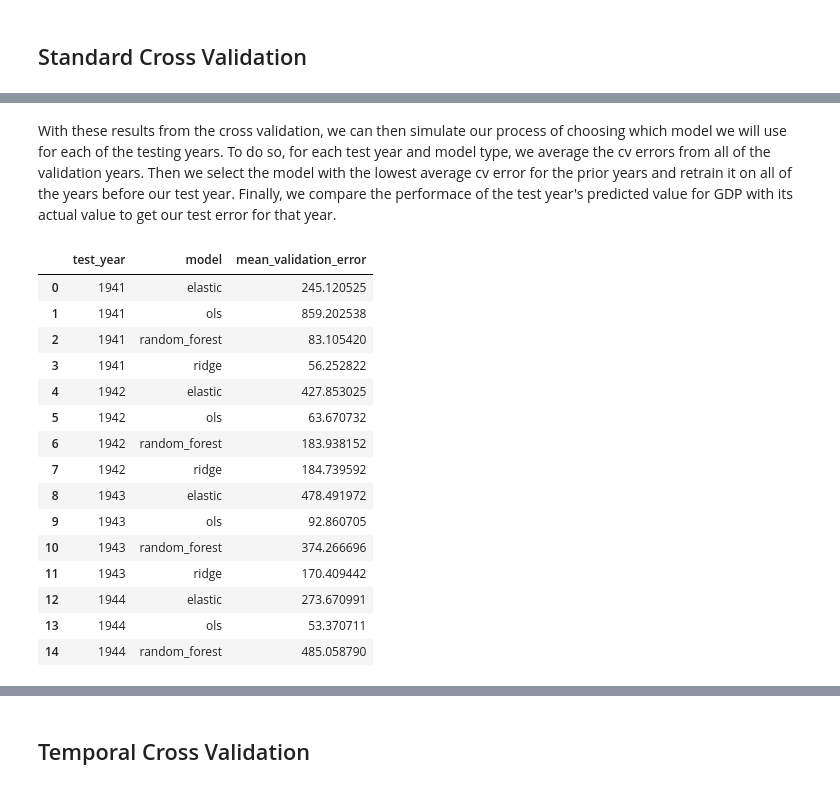
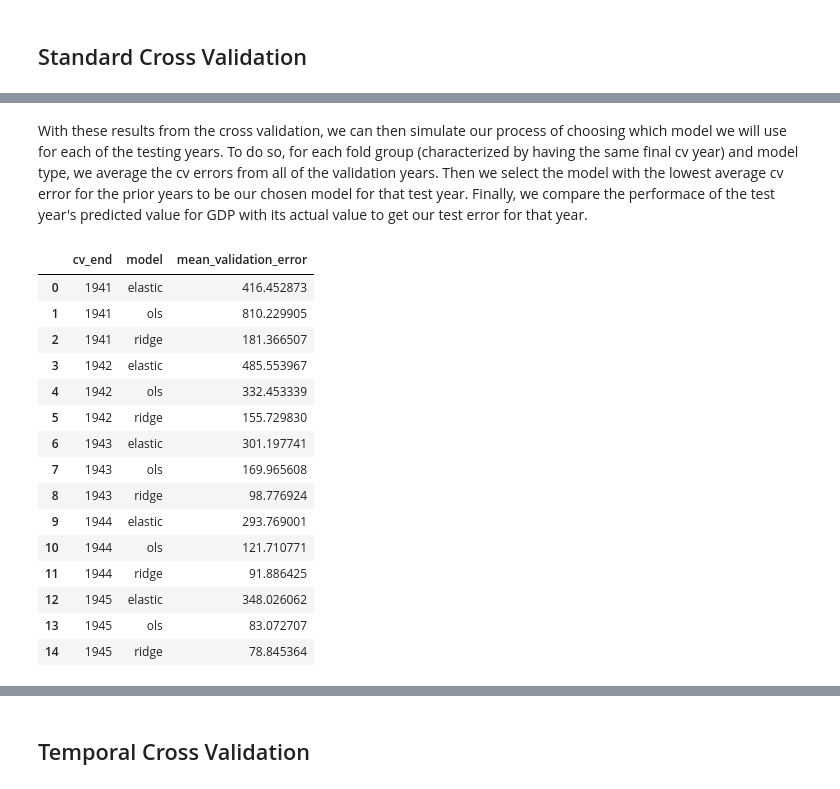
Before and after one commit to dssg/hitchhikers-guide, a Jupyter notebook: curriculum/3_modeling_and_machine_learning/machine-learning/predicting_GDP.ipynb, the cells around one changed output, grey strips where cells are left out. Cells and saved outputs as stored; diff of their text form; code cells hidden in the pictures.

```diff
--- a/curriculum/3_modeling_and_machine_learning/machine-learning/predicting_GDP.ipynb
+++ b/curriculum/3_modeling_and_machine_learning/machine-learning/predicting_GDP.ipynb
@@ -204,6 +204,8 @@ def standard_etl_fit_evaluate(df, test_year, validation_year, model):
     if validation_year < test_year:
 
         try:
+            cv_start = 1931
+            cv_end = test_year - 1
 
             # prep validation data
             df_validation = df[df.year == validation_year]
@@ -222,7 +224,7 @@ def standard_etl_fit_evaluate(df, test_year, validation_year, model):
             standard_validation_error = metrics.mean_squared_error(y_validation, clf.predict(X_validation))
 
             # return the results
-            return(test_year, validation_year, model, standard_train_error, standard_validation_error)
+            return(cv_start, cv_end, validation_year, model, standard_train_error, standard_validation_error)
 
         except:
             pass
@@ -231,12 +231,3 @@ def standard_etl_fit_evaluate(df, test_year, validation_year, model):
 # %%
 import warnings
 warnings.filterwarnings(action="ignore", module="scipy", message="^internal gelsd")
-
-pool = Pool()
-standard_cv_results = pool.starmap(standard_etl_fit_evaluate, product(test_years, standard_validation_years, clfs))
-pool.close()
-# %%
-standard_cv_results_df = pd.DataFrame([x for x in standard_cv_results if x is not None],
-                                  columns=['test_year', 'validation_year', 'model', 'train_error', 'validation_error'])
-standard_cv_results_df.sort_values('test_year').head(n=10)
-standard_cv_results_df['cv_strategy'] = 'standard'
@@ -242,0 +236,22 @@ standard_cv_results_df['cv_strategy'] = 'standard'
+# %%
+parallel = True
+
+if parallel:
+    pool = Pool()
+    standard_cv_results = pool.starmap(standard_etl_fit_evaluate, product([GDP_df], test_years, standard_validation_years, clfs))
+    standard_cv_results_df = pd.DataFrame([x for x in standard_cv_results if x is not None],
+                                  columns=['cv_start', 'cv_end', 'validation_year',
+                                           'model', 'train_error', 'validation_error'])
+    pool.close()
+
+else:
+    standard_cv_results = []
+    for test_yr in test_years:
+        for validation_yr in [year for year in standard_validation_years if year < test_yr]:
+            for model in clfs:
+                results = standard_etl_fit_evaluate(GDP_df, test_yr, validation_yr, model)
+                standard_cv_results.append(results)
+
+    standard_cv_results_df = pd.DataFrame(standard_cv_results,
+                                  columns=['cv_start', 'cv_end', 'validation_year',
+                                           'model', 'train_error', 'validation_error'])
@@ -263,27 +281,27 @@ standard_cv_results_df.tail(n=20)
 # %% [markdown]
-With these results from the cross validation, we can then simulate our process of choosing which model we will use for each of the testing years. To do so, for each test year and model type, we average the cv errors from all of the validation years. Then we select the model with the lowest average cv error for the prior years and retrain it on all of the years before our test year. Finally, we compare the performace of the test year's predicted value for GDP with its actual value to get our test error for that year.
+With these results from the cross validation, we can then simulate our process of choosing which model we will use for each of the testing years. To do so, for each fold group (characterized by having the same final cv year) and model type, we average the cv errors from all of the validation years. Then we select the model with the lowest average cv error for the prior years to be our chosen model for that test year. Finally, we compare the performace of the test year's predicted value for GDP with its actual value to get our test error for that year.
 # %%
 # Grouping by the test year and the model type, what is the average cv_error?
-grouped_standard_cv_results = standard_cv_results_df.groupby(['test_year', 'model'])['validation_error'].mean().to_frame().reset_index()
+grouped_standard_cv_results = standard_cv_results_df.groupby(['cv_end', 'model'])['validation_error'].mean().to_frame().reset_index()
 grouped_standard_cv_results.rename(columns = {"validation_error": "mean_validation_error"}, inplace=True)
 
 grouped_standard_cv_results.head(n=15)
 # %% [output]
-|  | test_year | model | mean_validation_error |
-| 0 | 1941 | elastic | 245.120525 |
-| 1 | 1941 | ols | 859.202538 |
-| 2 | 1941 | random_forest | 83.105420 |
-| 3 | 1941 | ridge | 56.252822 |
-| 4 | 1942 | elastic | 427.853025 |
-| 5 | 1942 | ols | 63.670732 |
-| 6 | 1942 | random_forest | 183.938152 |
-| 7 | 1942 | ridge | 184.739592 |
-| 8 | 1943 | elastic | 478.491972 |
-| 9 | 1943 | ols | 92.860705 |
-| 10 | 1943 | random_forest | 374.266696 |
-| 11 | 1943 | ridge | 170.409442 |
-| 12 | 1944 | elastic | 273.670991 |
-| 13 | 1944 | ols | 53.370711 |
-| 14 | 1944 | random_forest | 485.058790 |
+|  | cv_end | model | mean_validation_error |
+| 0 | 1941 | elastic | 416.452873 |
+| 1 | 1941 | ols | 810.229905 |
+| 2 | 1941 | ridge | 181.366507 |
+| 3 | 1942 | elastic | 485.553967 |
+| 4 | 1942 | ols | 332.453339 |
+| 5 | 1942 | ridge | 155.729830 |
+| 6 | 1943 | elastic | 301.197741 |
+| 7 | 1943 | ols | 169.965608 |
+| 8 | 1943 | ridge | 98.776924 |
+| 9 | 1944 | elastic | 293.769001 |
+| 10 | 1944 | ols | 121.710771 |
+| 11 | 1944 | ridge | 91.886425 |
+| 12 | 1945 | elastic | 348.026062 |
+| 13 | 1945 | ols | 83.072707 |
+| 14 | 1945 | ridge | 78.845364 |
 # %%
 # Finding the models with the lowest average cv_error for each year
```
Also changed, not shown: parts of 16 cells of this notebook.
